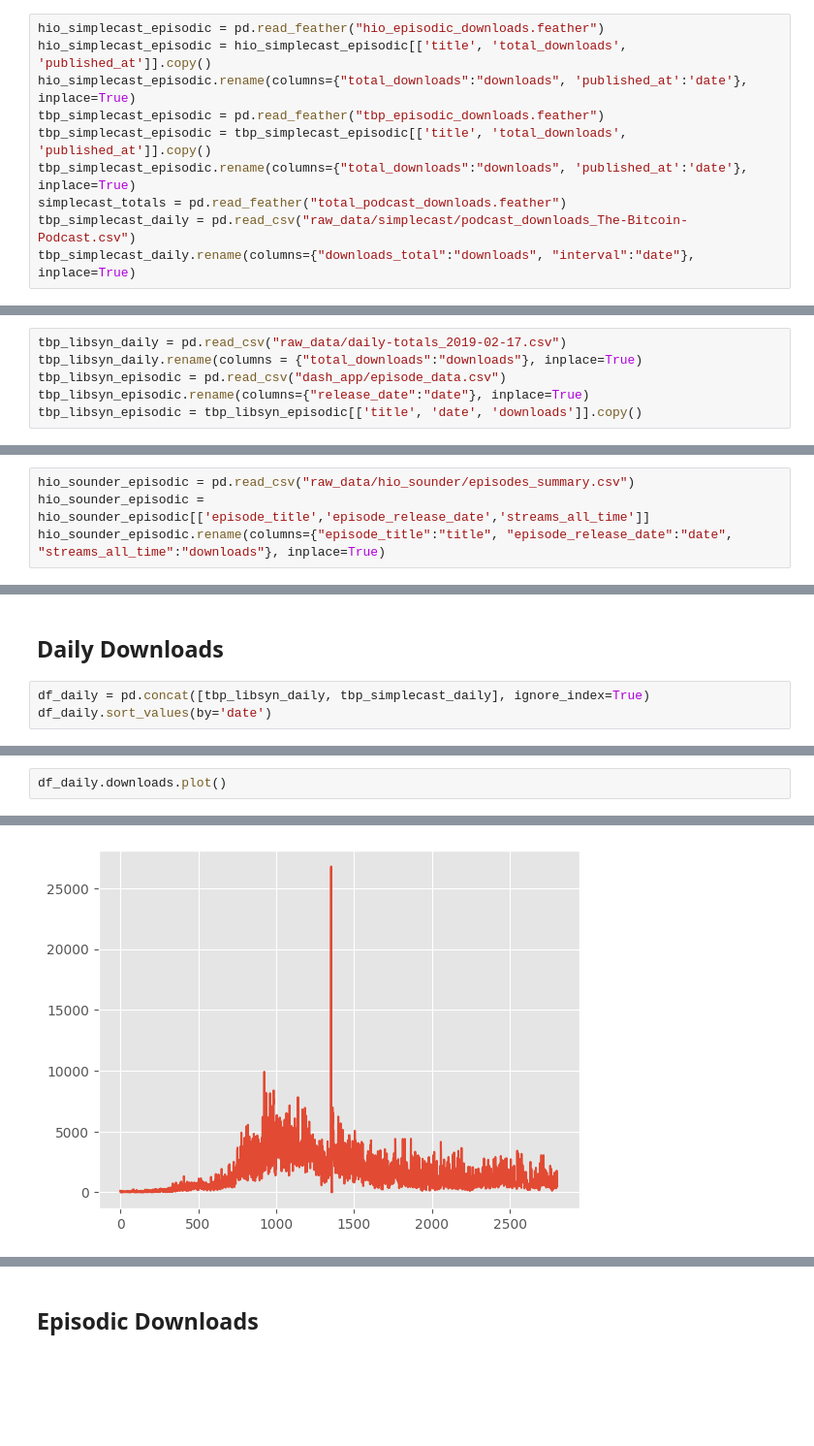
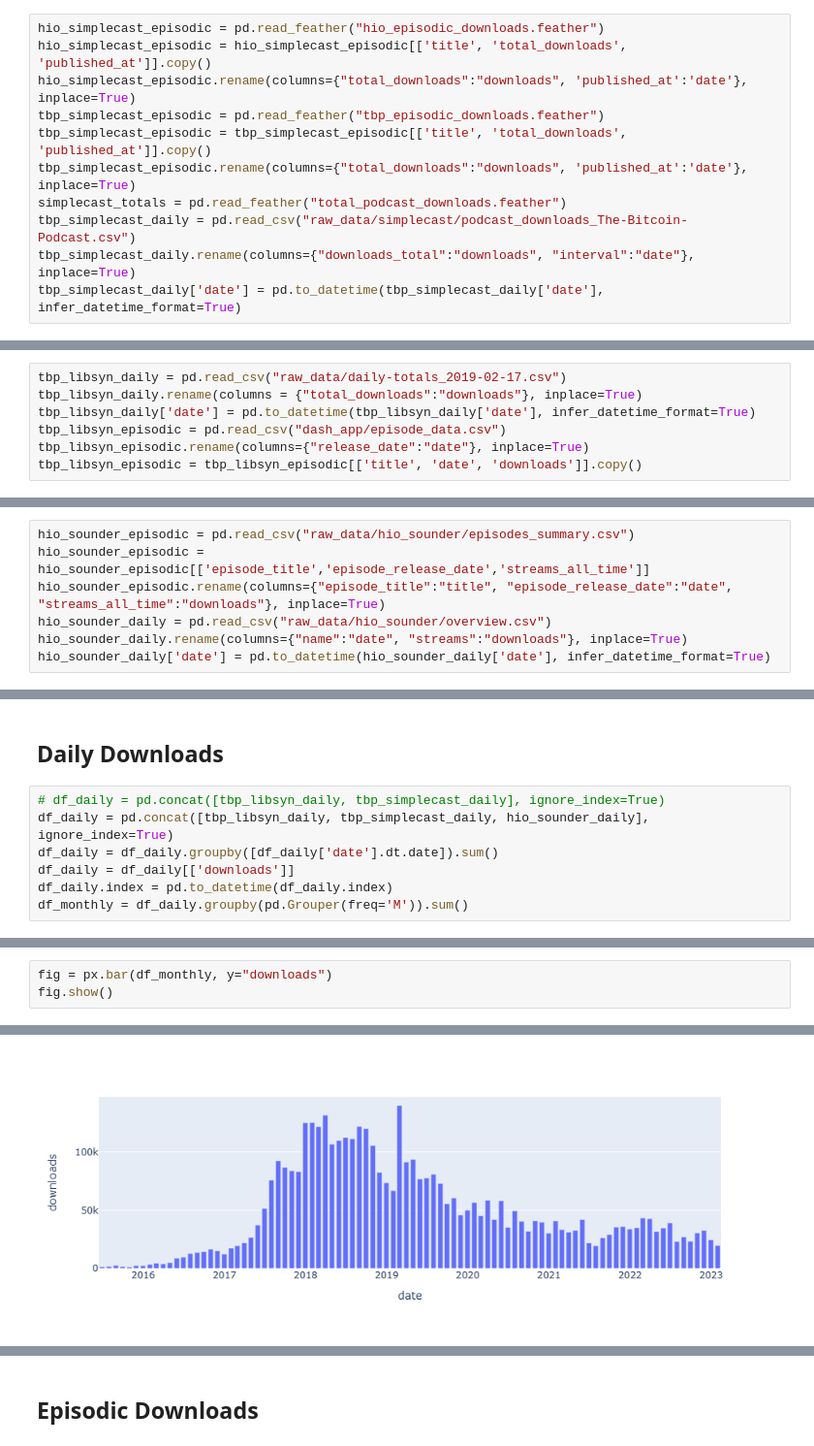
Before and after one commit to corpetty/TBP_metrics, a Jupyter notebook: Combining-Sources.ipynb, the cells around one changed output, grey strips where cells are left out. Shown at 97% size. Cells and saved outputs as stored; diff of their text form; blank space fills up the shorter version.

Commit message:
updated graphs, got soem stats

```diff
--- a/Combining-Sources.ipynb
+++ b/Combining-Sources.ipynb
@@ -38,3 +38,4 @@ tbp_simplecast_episodic.rename(columns={"total_downloads":"downloads", 'publishe
 simplecast_totals = pd.read_feather("total_podcast_downloads.feather")
 tbp_simplecast_daily = pd.read_csv("raw_data/simplecast/podcast_downloads_The-Bitcoin-Podcast.csv")
 tbp_simplecast_daily.rename(columns={"downloads_total":"downloads", "interval":"date"}, inplace=True)
+tbp_simplecast_daily['date'] = pd.to_datetime(tbp_simplecast_daily['date'], infer_datetime_format=True)
@@ -89,6 +48,7 @@ for details on data files, review the "Exploring-downloads.ipynb" file
 # %%
 tbp_libsyn_daily = pd.read_csv("raw_data/daily-totals_2019-02-17.csv")
 tbp_libsyn_daily.rename(columns = {"total_downloads":"downloads"}, inplace=True)
+tbp_libsyn_daily['date'] = pd.to_datetime(tbp_libsyn_daily['date'], infer_datetime_format=True)
 tbp_libsyn_episodic = pd.read_csv("dash_app/episode_data.csv")
 tbp_libsyn_episodic.rename(columns={"release_date":"date"}, inplace=True)
 tbp_libsyn_episodic = tbp_libsyn_episodic[['title', 'date', 'downloads']].copy()
@@ -116,3 +58,6 @@ tbp_libsyn_episodic.tail()
 hio_sounder_episodic = pd.read_csv("raw_data/hio_sounder/episodes_summary.csv")
 hio_sounder_episodic = hio_sounder_episodic[['episode_title','episode_release_date','streams_all_time']]
 hio_sounder_episodic.rename(columns={"episode_title":"title", "episode_release_date":"date", "streams_all_time":"downloads"}, inplace=True)
+hio_sounder_daily = pd.read_csv("raw_data/hio_sounder/overview.csv")
+hio_sounder_daily.rename(columns={"name":"date", "streams":"downloads"}, inplace=True)
+hio_sounder_daily['date'] = pd.to_datetime(hio_sounder_daily['date'], infer_datetime_format=True)
@@ -137,6 +66,10 @@ hio_sounder_episodic
 # %% [markdown]
 ## Daily Downloads
 # %%
-df_daily = pd.concat([tbp_libsyn_daily, tbp_simplecast_daily], ignore_index=True)
-df_daily.sort_values(by='date')
+# df_daily = pd.concat([tbp_libsyn_daily, tbp_simplecast_daily], ignore_index=True)
+df_daily = pd.concat([tbp_libsyn_daily, tbp_simplecast_daily, hio_sounder_daily], ignore_index=True)
+df_daily = df_daily.groupby([df_daily['date'].dt.date]).sum()
+df_daily = df_daily[['downloads']]
+df_daily.index = pd.to_datetime(df_daily.index)
+df_monthly = df_daily.groupby(pd.Grouper(freq='M')).sum()
 # %% [output]
@@ -156,3 +77,4 @@ df_daily.sort_values(by='date')
 # %%
-df_daily.downloads.plot()
+fig = px.bar(df_monthly, y="downloads")
+fig.show()
 # %% [output]
@@ -160 +81 @@ df_daily.downloads.plot()
-[figure, old version]
+[figure, new version]
```
Also changed, not shown: parts of 19 cells of this notebook, 1 other file.
